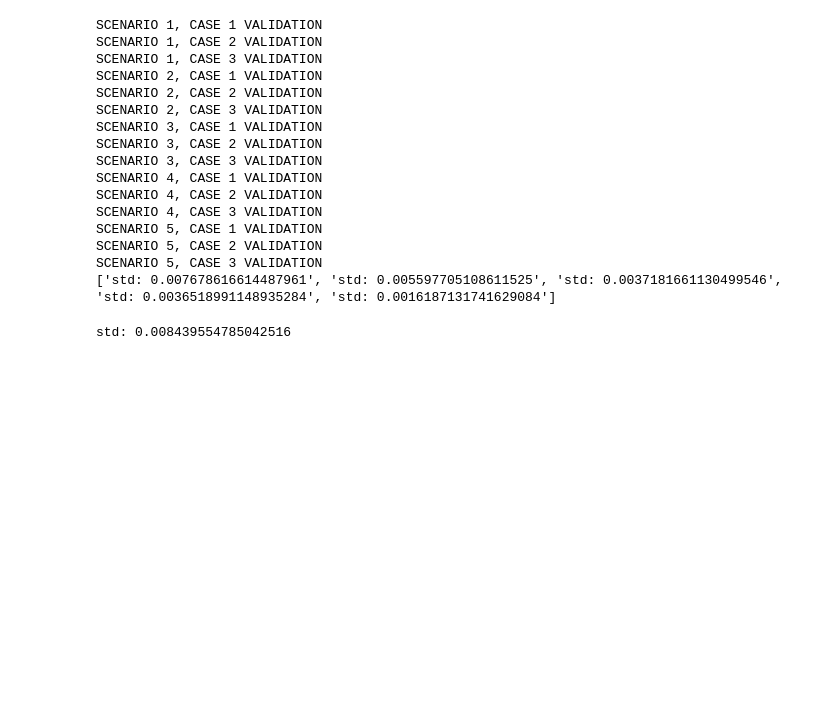
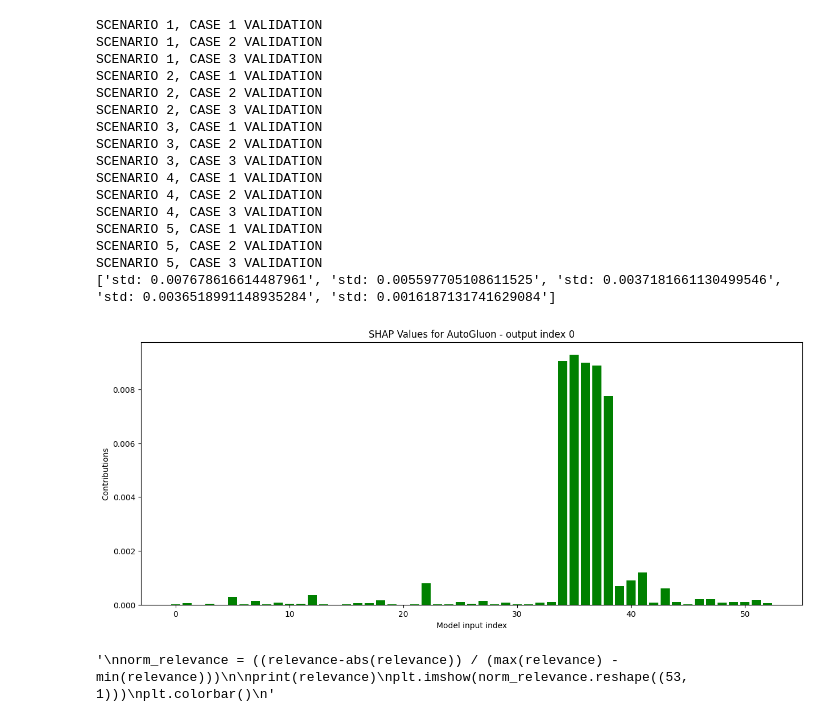
Before and after one commit to CarachinoAlessio/Explainable-AutoML-driven-State-Etimators, a Jupyter notebook: net18/script_net18_autogloun.ipynb, the cells around one changed output. Cells and saved outputs as stored; diff of their text form; code cells hidden in the pictures; blank space fills up the shorter version.

Commit message:
added bar contribution plots for h2o and autogluon

```diff
--- a/net18/script_net18_autogloun.ipynb
+++ b/net18/script_net18_autogloun.ipynb
@@ -142,7 +142,7 @@ for scenario in range(1, 6):
             estim.append(preds[0])
 
         pred = np.asarray(estim)
-        report_preds_on_validation_files(pred, 8, 'autogloun', scenario, case=case)
+        # report_preds_on_validation_files(pred, 8, 'autogloun', scenario, case=case)
         if case == 1:
             std_results.append(f'std: {np.sqrt(np.mean(np.square(y_all - pred)))}')
 print(std_results)
@@ -163,8 +163,46 @@ SCENARIO 5, CASE 1 VALIDATION
 SCENARIO 5, CASE 2 VALIDATION
 SCENARIO 5, CASE 3 VALIDATION
 ['std: 0.007678616614487961', 'std: 0.005597705108611525', 'std: 0.0037181661130499546', 'std: 0.0036518991148935284', 'std: 0.0016187131741629084']
-# %%
-pred = np.asarray(estim)
-print(f'std: {np.sqrt(np.mean(np.square(y_all - pred)))}')
-# %% [output]
-std: 0.008439554785042516
+# %%
+import shap
+
+import matplotlib.pyplot as plt
+
+np.random.seed(42)
+
+node_index = 0
+predictor = models[node_index] # I want to explain state estimation for node at index 0
+columns_names = in_columns + [out_columns[node_index]]
+
+def wrapped_model(x):
+    x = pd.DataFrame(x, columns=columns_names[:-1])
+    preds = predictor.predict(x)
+    return preds
+
+
+to_be_explained = test_x[0]
+random_indices = np.random.choice(test_x.shape[0], size=100, replace=False)
+explainer = shap.KernelExplainer(wrapped_model, train_x[random_indices])
+shap_values = explainer.shap_values(to_be_explained)
+relevance = abs(shap_values.ravel())
+
+x_positions = np.arange(len(relevance))
+plt.figure(figsize=(15,6))
+plt.bar(x_positions, relevance, color='green')
+plt.xlabel('Model input index')
+plt.ylabel('Contributions')
+plt.title(f'SHAP Values for AutoGluon - output index {node_index}')
+#plt.xticks(x_positions, ['A', 'B', 'C', 'D', 'E'])
+
+plt.show()
+
+'''
+norm_relevance = ((relevance-abs(relevance)) / (max(relevance) - min(relevance)))
+
+print(relevance)
+plt.imshow(norm_relevance.reshape((53, 1)))
+plt.colorbar()
+'''
+# %% [output]
+[figure, added]
+'\nnorm_relevance = ((relevance-abs(relevance)) / (max(relevance) - min(relevance)))\n\nprint(relevance)\nplt.imshow(norm_relevance.reshape((53, 1)))\nplt.colorbar()\n'
```
Also changed, not shown: parts of 1 cell of this notebook, 1 other file.
